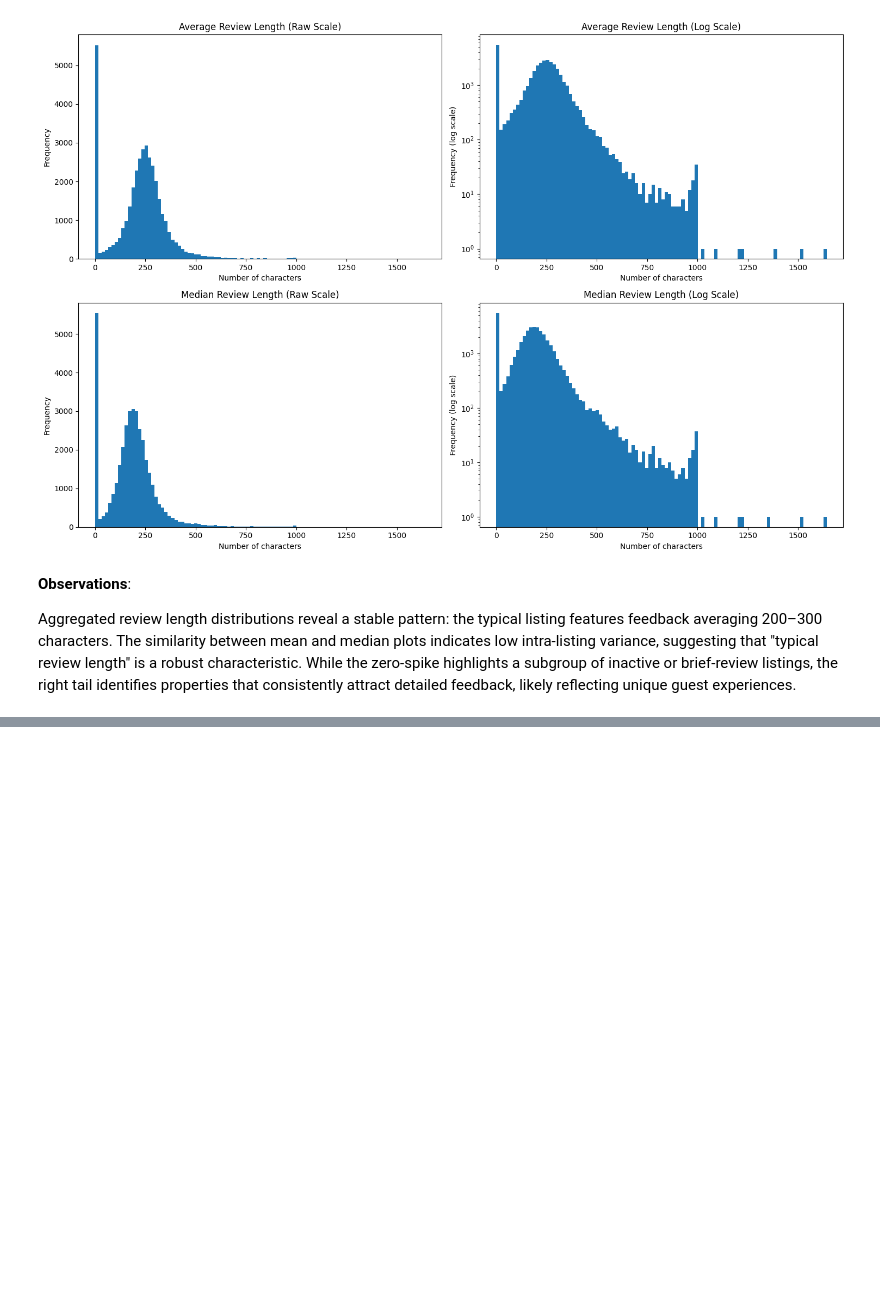
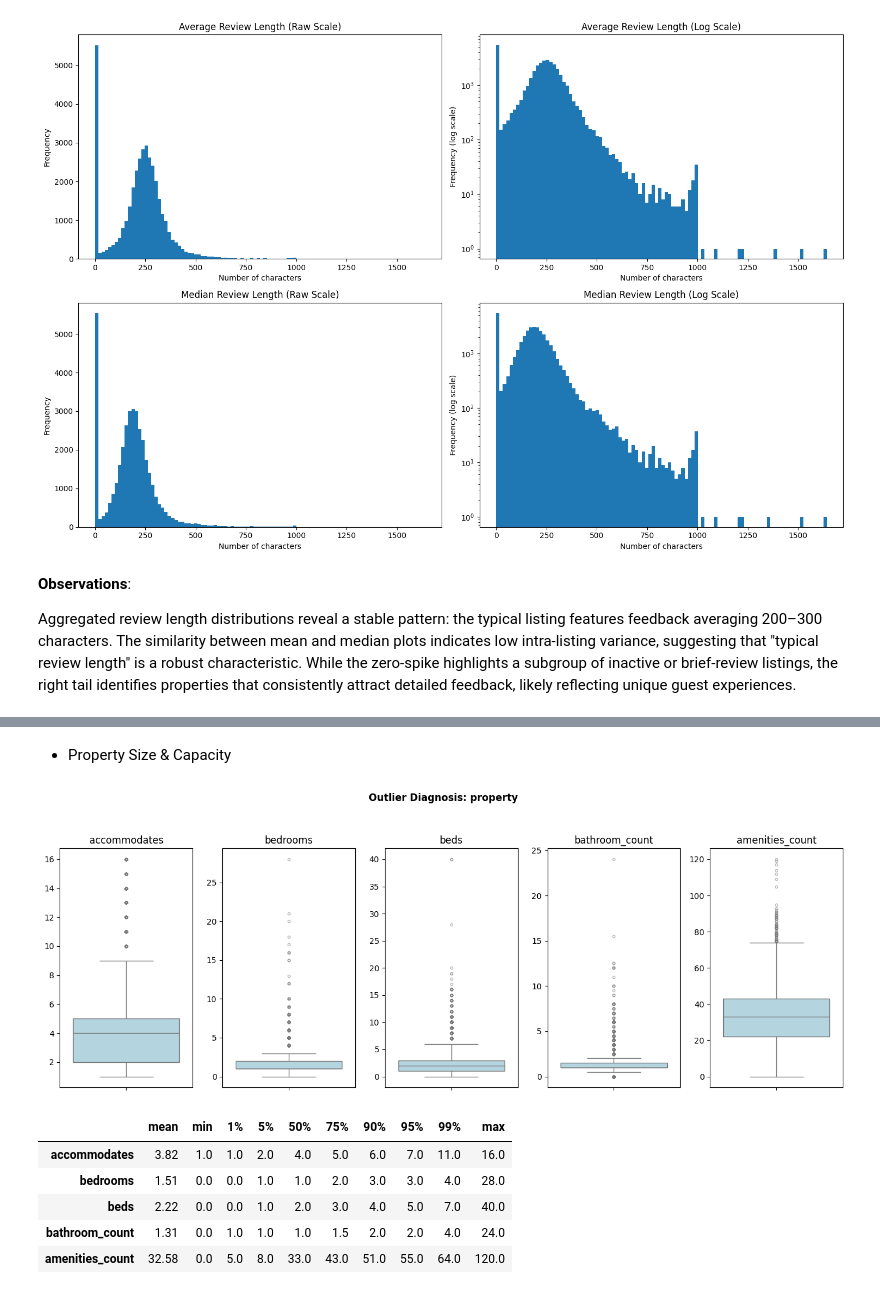
Before and after one commit to pln6/airbnb-market-segmentation-analysis, a Jupyter notebook: notebooks/01_data_cleaning.ipynb, the cells around one changed output, grey strips where cells are left out. Saved outputs shown, nothing was run; the diff lists cells and outputs as text; code cells hidden in the pictures; blank space fills up the shorter version.

```diff
--- a/notebooks/01_data_cleaning.ipynb
+++ b/notebooks/01_data_cleaning.ipynb
@@ -1709,0 +1776,12 @@ Aggregated review length distributions reveal a stable pattern: the typical list
+# %% [markdown]
+- Property Size & Capacity
+# %%
+diagnose_outliers(listings_cleaned, property_cols, group_name = "property")
+# %% [output]
+[figure, added]
+|  | mean | min | 1% | 5% | 50% | 75% | 90% | 95% | 99% | max |
+| accommodates | 3.82 | 1.0 | 1.0 | 2.0 | 4.0 | 5.0 | 6.0 | 7.0 | 11.0 | 16.0 |
+| bedrooms | 1.51 | 0.0 | 0.0 | 1.0 | 1.0 | 2.0 | 3.0 | 3.0 | 4.0 | 28.0 |
+| beds | 2.22 | 0.0 | 0.0 | 1.0 | 2.0 | 3.0 | 4.0 | 5.0 | 7.0 | 40.0 |
+| bathroom_count | 1.31 | 0.0 | 1.0 | 1.0 | 1.0 | 1.5 | 2.0 | 2.0 | 4.0 | 24.0 |
+| amenities_count | 32.58 | 0.0 | 5.0 | 8.0 | 33.0 | 43.0 | 51.0 | 55.0 | 64.0 | 120.0 |
```
Also changed, not shown: parts of 30 cells of this notebook.
